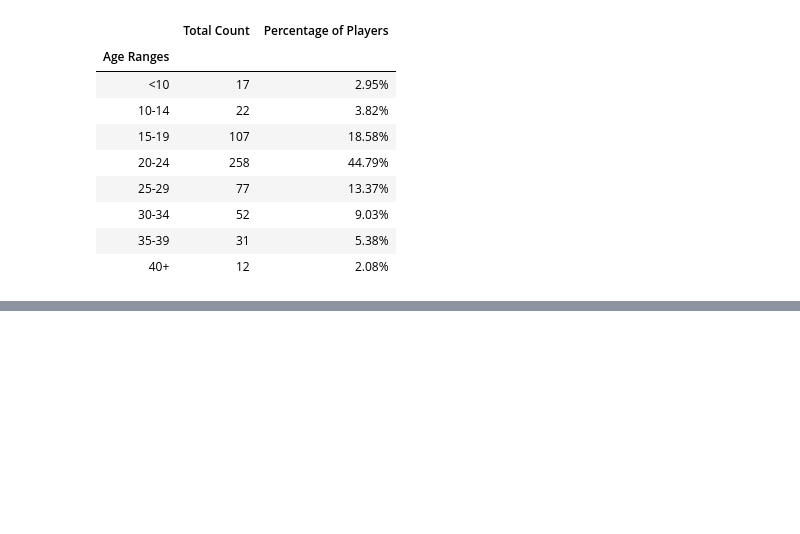
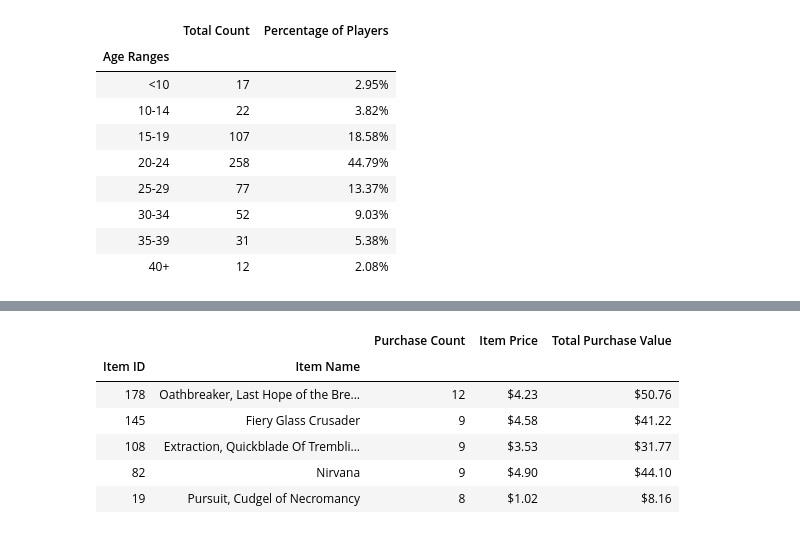
Before and after one commit to KuiiMaldonado/Pandas-challenge, a Jupyter notebook: HeroesOfPymoli/HeroesOfPymoli.ipynb, the cells around one changed output, grey strips where cells are left out. Drawn from its saved outputs; the diff is of its cells as text; code cells hidden in the pictures; blank space fills up the shorter version.

```diff
--- a/HeroesOfPymoli/HeroesOfPymoli.ipynb
+++ b/HeroesOfPymoli/HeroesOfPymoli.ipynb
@@ -165,0 +228,35 @@ age_dem_df.set_index("Age Ranges")
+# %%
+#Most popular items
+items_df = pd.DataFrame(pymoli_heroes_df.sort_values(by=["Item ID"]))
+
+item_id_array = items_df["Item ID"].unique()
+
+purchase_item_count = []
+item_total_price = []
+item_price = []
+for item in item_id_array:
+    counter = len(items_df.loc[items_df["Item ID"] == item])
+    purchase_item_count.append(counter)
+    total = items_df.loc[items_df["Item ID"] == item]["Price"].sum()
+    item_total_price.append(total)
+    item_price.append(total / counter)
+
+item_analysis_df = pd.DataFrame(items_df.drop_duplicates("Item ID"))
+items_array = item_analysis_df["Item Name"]
+
+
+items_analysis_df = pd.DataFrame({"Item ID":item_id_array, "Item Name":items_array, "Purchase Count":purchase_item_count, "Item Price":item_price,
+                        "Total Purchase Value":item_total_price})
+
+popular_items_df = items_analysis_df.sort_values(by=["Purchase Count"], ascending=False)
+popular_items_df["Item Price"] = popular_items_df["Item Price"].map("${:.2f}".format)
+popular_items_df["Total Purchase Value"] = popular_items_df["Total Purchase Value"].map("${:.2f}".format)
+popular_items_df.set_index(["Item ID", "Item Name"]).head()
+# %% [output]
+|  |  | Purchase Count | Item Price | Total Purchase Value |
+| Item ID | Item Name |  |  |  |
+| 178 | Oathbreaker, Last Hope of the Bre... | 12 | $4.23 | $50.76 |
+| 145 | Fiery Glass Crusader | 9 | $4.58 | $41.22 |
+| 108 | Extraction, Quickblade Of Trembli... | 9 | $3.53 | $31.77 |
+| 82 | Nirvana | 9 | $4.90 | $44.10 |
+| 19 | Pursuit, Cudgel of Necromancy | 8 | $1.02 | $8.16 |
```
Also changed, not shown: parts of 5 cells of this notebook, 1 other file.
